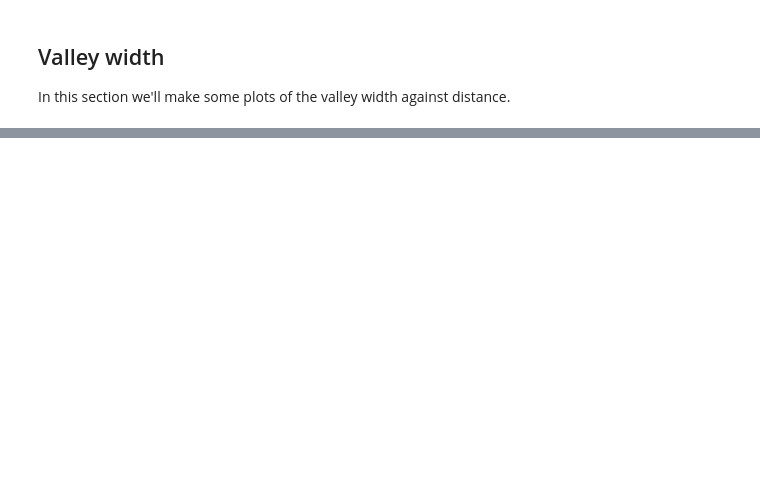
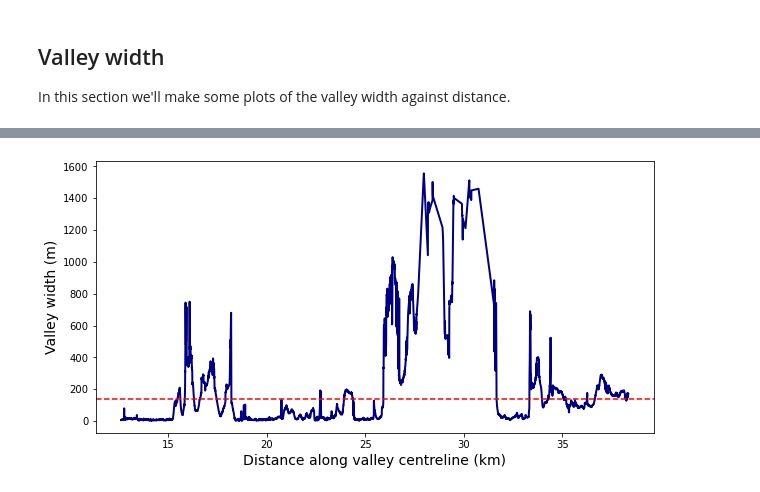
Before and after one commit to LSDtopotools/lsdtt_notebooks, a Jupyter notebook: lsdviztools/valley_analysis/plot-valley-analysis.ipynb, the cells around one changed output, grey strips where cells are left out. Saved outputs shown, nothing was run; the diff lists cells and outputs as text; code cells hidden in the pictures; blank space fills up the shorter version.

Commit message:
adding code to plot the valley widths along the centreline for all tiles

```diff
--- a/lsdviztools/valley_analysis/plot-valley-analysis.ipynb
+++ b/lsdviztools/valley_analysis/plot-valley-analysis.ipynb
@@ -118,0 +134,7 @@ widths
+# %%
+# define the name of the base directory that you want to loop through
+base_dir = '/media/TopographicData/TopographicData/valley_width/Switzerland/Birs/Valley_Centreline/'
+# the name of the centreline shapefile - I am assuming it is located in the base directory
+centreline_shp = base_dir+'Birs_valley_centreline_final.shp'
+# the UTM EPSG code of your region. You need to set this so we can get the correct distances in metres.
+UTM_EPSG_code = 'epsg:32632'
@@ -118,0 +158,21 @@ widths
+# %%
+# get the distance of the widths along the line. This just defines the code that will do this, but won't actually
+# do anything until the next block.
+def get_distance_along_line(row):
+    #point = Point(row['longitude'], row['latitude'])
+    # convert the point to UTM
+    point = Point(transformer.transform(row['latitude'], row['longitude']))
+    # getting the distance of the point along the line
+    distance = centreline_utm.project(point)
+    return(distance)
+# %%
+# loop through the subdirectories and read in the valley width geojsons, calculate the distance along the centreline
+# and write to a new geodataframe. This might be slow!
+for root, subdirs, files in os.walk(base_dir):
+    for file in files:
+        if '_valley_widths.geojson' in file:
+            this_gdf = gpd.read_file(os.path.join(root,file))
+            this_gdf = this_gdf[this_gdf['total_valley_width'] > 0]
+            this_gdf = this_gdf.drop(columns=['distance_from_outlet', 'node'])
+            this_gdf['centreline_dist'] = this_gdf.apply(get_distance_along_line, axis=1)
+            widths = widths.append(this_gdf, ignore_index=True)
@@ -118,0 +195,16 @@ widths
+# %%
+# sort by the distance along the centreline to make sure we're plotting in the right order
+widths = widths.sort_values(by='centreline_dist')
+
+# get the mean valley width
+mean_width = widths['total_valley_width'].mean()
+
+# make a plot of the valley width vs. distance along the merged centreline
+fig, ax = plt.subplots(nrows=1, ncols=1, figsize=(10,5))
+ax.plot(widths['centreline_dist']/1000, widths['total_valley_width'], c='navy', lw=2)
+ax.axhline(mean_width, ls='--', c='r')
+ax.set_xlabel('Distance along valley centreline (km)', fontsize=14)
+ax.set_ylabel('Valley width (m)', fontsize=14)
+plt.show()
+# %% [output]
+[figure, added]
```
Also changed, not shown: parts of 19 cells of this notebook.
